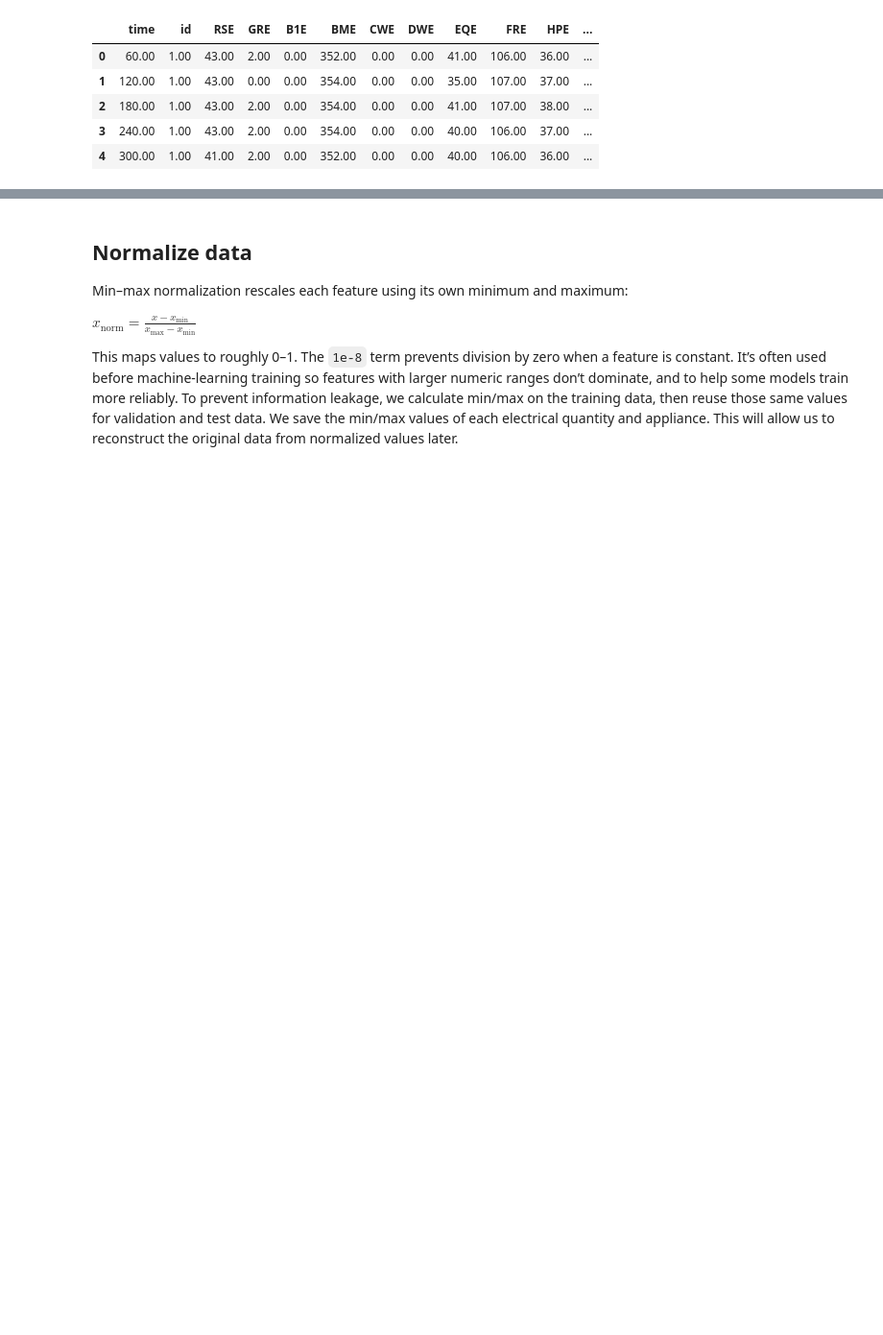
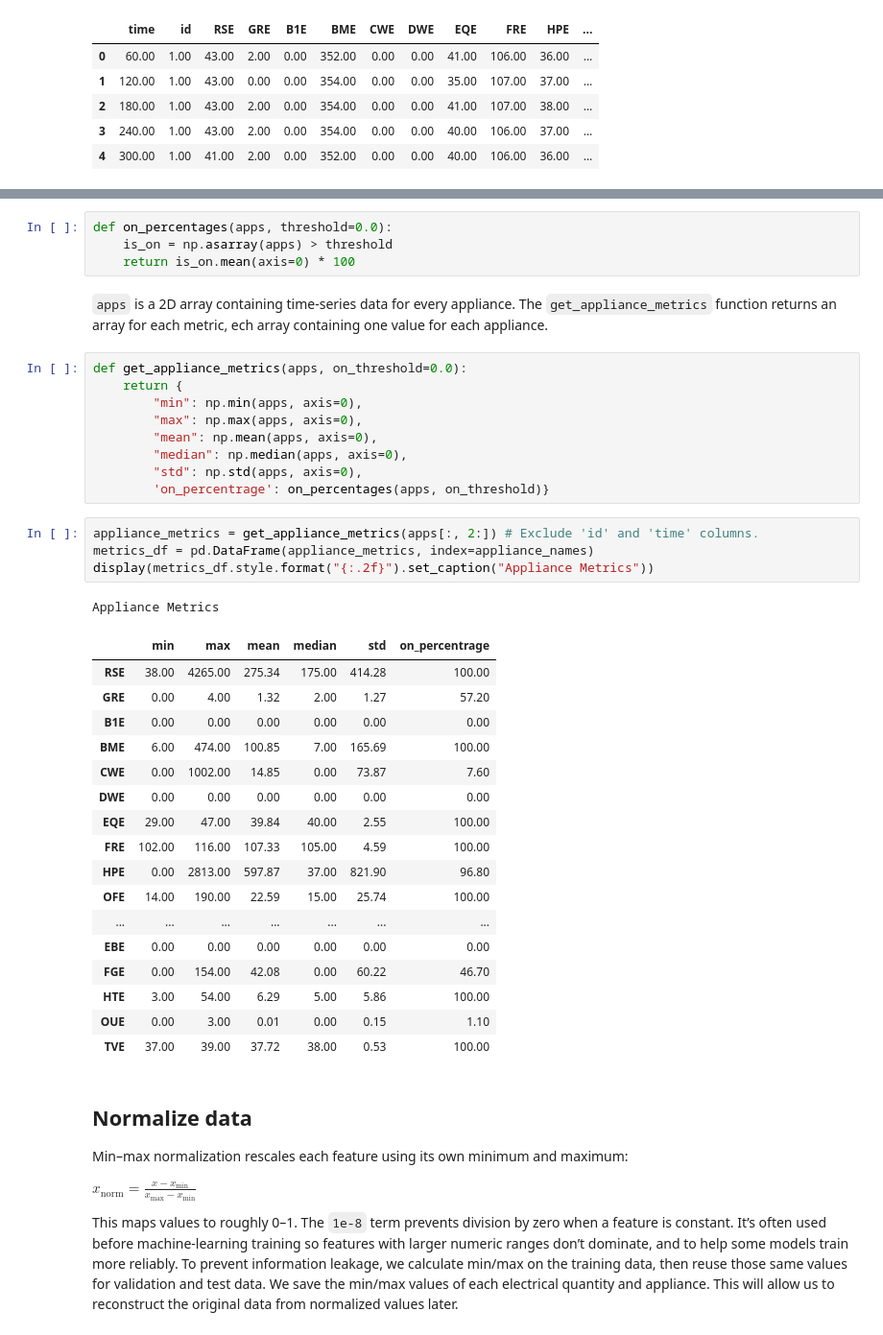
Before and after one commit to codettlaff/Differential-Privacy-PESGM2026, a Jupyter notebook: data_generation.ipynb, the cells around one changed output, grey strips where cells are left out. Shown at 96% size. Cells and saved outputs as stored; diff of their text form; blank space fills up the shorter version.

Commit message:
Added appliance metrics and on percentages

```diff
--- a/data_generation.ipynb
+++ b/data_generation.ipynb
@@ -93,3 +99,41 @@ Appliance-Level Measurements
+# %%
+def on_percentages(apps, threshold=0.0):
+    is_on = np.asarray(apps) > threshold
+    return is_on.mean(axis=0) * 100
+# %% [markdown]
+`apps` is a 2D array containing time-series data for every appliance. The `get_appliance_metrics` function returns an array for each metric, ech array containing one value for each appliance.
+# %%
+def get_appliance_metrics(apps, on_threshold=0.0):
+    return {
+        "min": np.min(apps, axis=0),
+        "max": np.max(apps, axis=0),
+        "mean": np.mean(apps, axis=0),
+        "median": np.median(apps, axis=0),
+        "std": np.std(apps, axis=0),
+        'on_percentrage': on_percentages(apps, on_threshold)}
+# %%
+appliance_metrics = get_appliance_metrics(apps[:, 2:]) # Exclude 'id' and 'time' columns.
+metrics_df = pd.DataFrame(appliance_metrics, index=appliance_names)
+display(metrics_df.style.format("{:.2f}").set_caption("Appliance Metrics"))
+# %% [output]
+Appliance Metrics
+|  | min | max | mean | median | std | on_percentrage |
+| RSE | 38.00 | 4265.00 | 275.34 | 175.00 | 414.28 | 100.00 |
+| GRE | 0.00 | 4.00 | 1.32 | 2.00 | 1.27 | 57.20 |
+| B1E | 0.00 | 0.00 | 0.00 | 0.00 | 0.00 | 0.00 |
+| BME | 6.00 | 474.00 | 100.85 | 7.00 | 165.69 | 100.00 |
+| CWE | 0.00 | 1002.00 | 14.85 | 0.00 | 73.87 | 7.60 |
+| DWE | 0.00 | 0.00 | 0.00 | 0.00 | 0.00 | 0.00 |
+| EQE | 29.00 | 47.00 | 39.84 | 40.00 | 2.55 | 100.00 |
+| FRE | 102.00 | 116.00 | 107.33 | 105.00 | 4.59 | 100.00 |
+| HPE | 0.00 | 2813.00 | 597.87 | 37.00 | 821.90 | 96.80 |
+| OFE | 14.00 | 190.00 | 22.59 | 15.00 | 25.74 | 100.00 |
+| ... | ... | ... | ... | ... | ... | ... |
+| EBE | 0.00 | 0.00 | 0.00 | 0.00 | 0.00 | 0.00 |
+| FGE | 0.00 | 154.00 | 42.08 | 0.00 | 60.22 | 46.70 |
+| HTE | 3.00 | 54.00 | 6.29 | 5.00 | 5.86 | 100.00 |
+| OUE | 0.00 | 3.00 | 0.01 | 0.00 | 0.15 | 1.10 |
+| TVE | 37.00 | 39.00 | 37.72 | 38.00 | 0.53 | 100.00 |
 # %% [markdown]
 ## Normalize data
 
```
Also changed, not shown: parts of 1 cell of this notebook.
